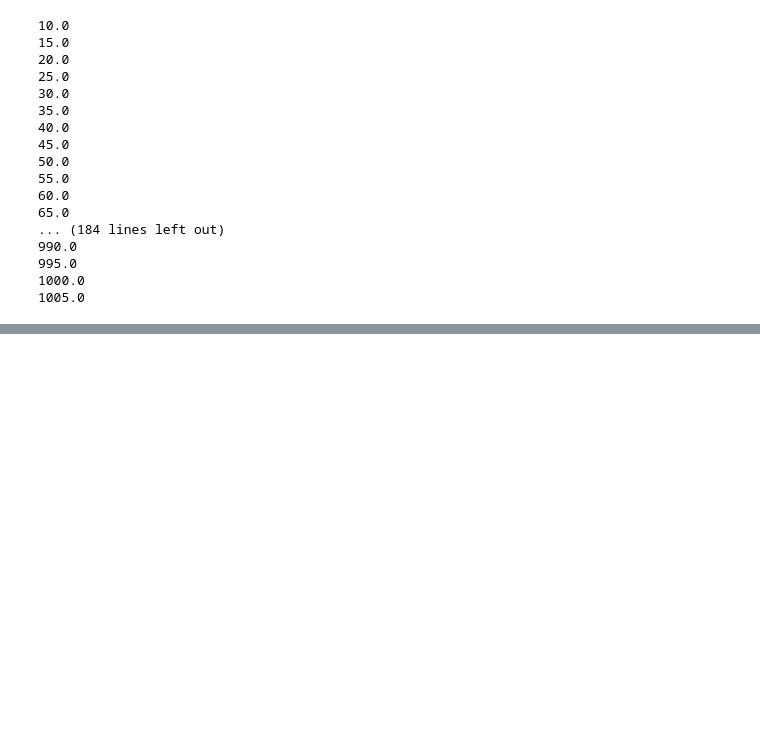
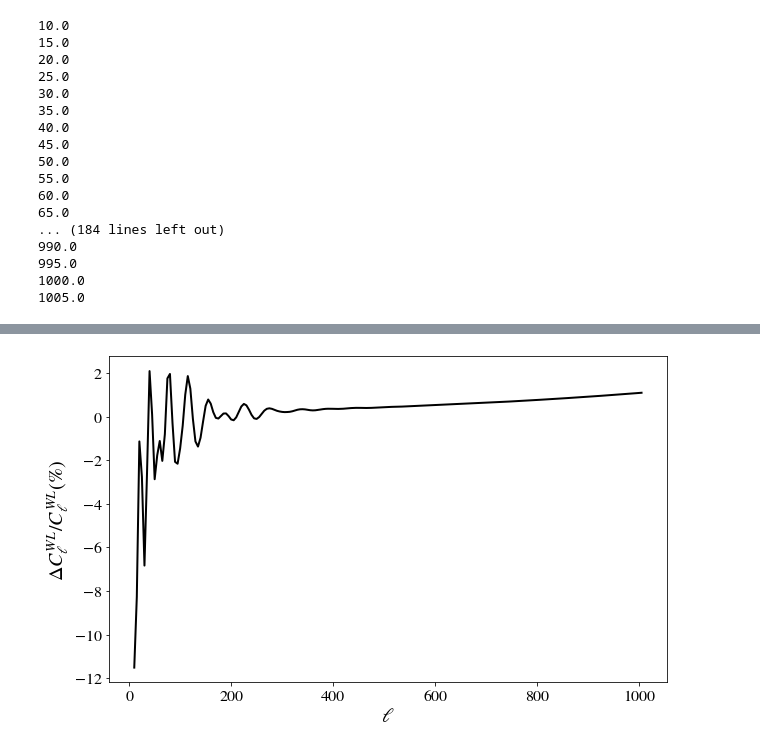
Before and after one commit to cloe-org/CLOE, a Jupyter notebook: C_ells_plotter.ipynb, the cells around one changed output, grey strips where cells are left out. Saved outputs shown, nothing was run; the diff lists cells and outputs as text; code cells hidden in the pictures; blank space fills up the shorter version.

```diff
--- a/C_ells_plotter.ipynb
+++ b/C_ells_plotter.ipynb
@@ -172,0 +193,7 @@ shear.Cl_GC_phot(10.0, 1, 1)
+# %%
+plt.figure(figsize=(10,6));
+plt.plot(C_LL[:200, 0],  100*(C_LL_11-C_LL[:200, 1])/C_LL[:200, 1], 'k-', label=r"Benchmark $(i,j=1,1)$")
+plt.xlabel(r"$\ell$", fontsize=20);
+plt.ylabel(r"$\Delta C_\ell^{WL}/C_\ell^{WL} (\%)$", fontsize=20);
+# %% [output]
+[figure, added]
```
Also changed, not shown: parts of 8 cells of this notebook, 7 other files.
